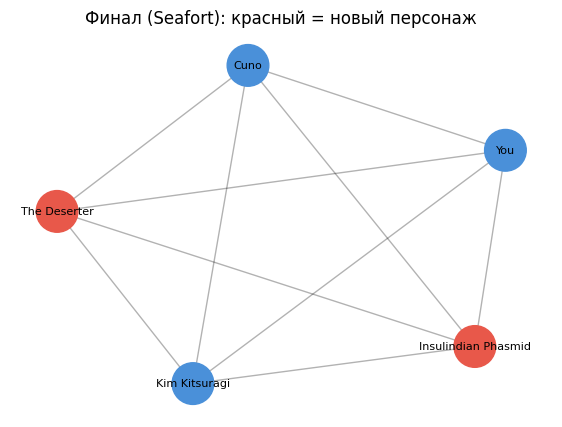
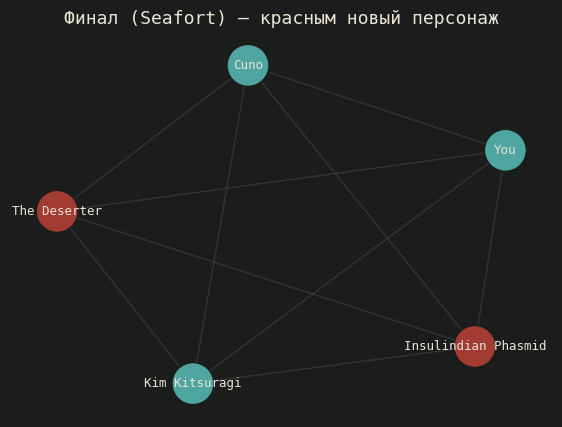
The change to this notebook cell's code, shown as a diff; its figure went from the first image to the second:
--- before
+++ after
@@ -1,12 +1,13 @@
 # статичный дубликат визуализации
 pos_sf = nx.spring_layout(G_seafort, seed=42)
-node_colors_sf = ["#e8584a" if n in new_in_finale else "#4a90d9" for n in G_seafort.nodes()]
+node_colors_sf = ["#a23b32" if n in new_in_finale else "#4fa6a0" for n in G_seafort.nodes()]
 
-plt.figure(figsize=(7, 5))
-nx.draw_networkx_edges(G_seafort, pos_sf, alpha=0.3)
-nx.draw_networkx_nodes(G_seafort, pos_sf, node_size=900, node_color=node_colors_sf)
-nx.draw_networkx_labels(G_seafort, pos_sf, font_size=8)
-plt.title("Финал (Seafort): красный = новый персонаж")
-plt.axis("off")
-plt.savefig("viz/seafort_network_static.png", dpi=150, bbox_inches="tight")
+fig, ax = plt.subplots(figsize=(7, 5), facecolor="#1b1d1c")
+ax.set_facecolor("#1b1d1c")
+nx.draw_networkx_edges(G_seafort, pos_sf, ax=ax, alpha=0.35, edge_color="#5c6058")
+nx.draw_networkx_nodes(G_seafort, pos_sf, ax=ax, node_size=900, node_color=node_colors_sf, edgecolors="#1b1d1c", linewidths=0.8)
+nx.draw_networkx_labels(G_seafort, pos_sf, ax=ax, font_size=9, font_color="#e9e4d6", font_family="monospace")
+ax.set_title("Финал (Seafort) — красным новый персонаж", color="#e9e4d6", fontsize=13, fontfamily="monospace")
+ax.set_axis_off()
+plt.savefig("viz/seafort_network_static.png", dpi=150, facecolor="#1b1d1c", bbox_inches="tight")
 plt.show()

Commit: Redesign site as DE case-file dossier (teal/purple/mustard/pink attribute palette), recolor all visualizations